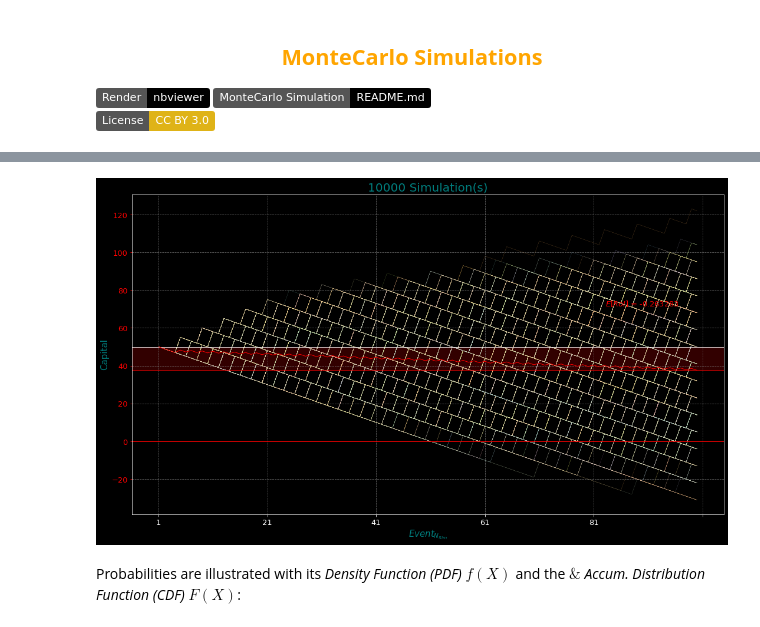
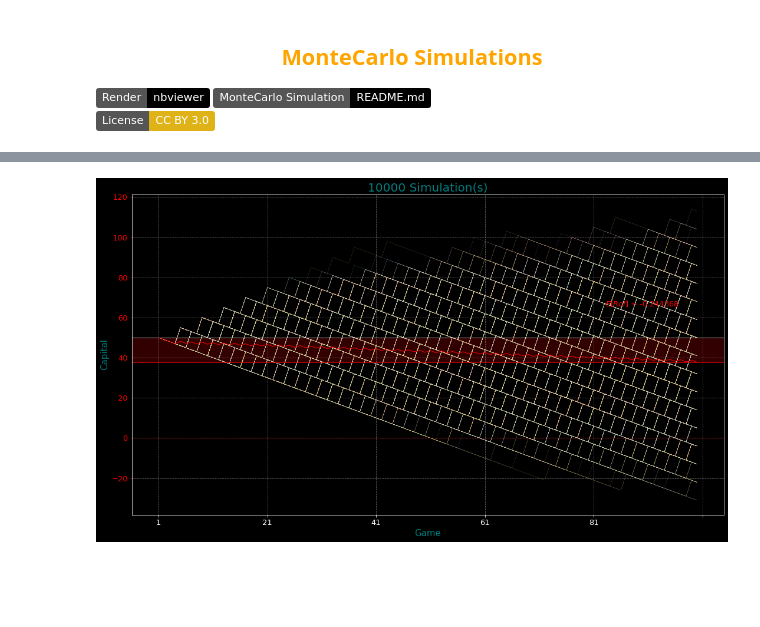
Before and after one commit to EMarquez7/Examen-1, a Jupyter notebook: MC-Simulation.ipynb, the cells around one changed output, grey strips where cells are left out. Saved outputs shown, nothing was run; the diff lists cells and outputs as text; code cells hidden in the pictures; badges without logos; blank space fills up the shorter version.

```diff
--- a/MC-Simulation.ipynb
+++ b/MC-Simulation.ipynb
@@ -210,0 +134,3 @@ def MC_plot(MC, EX, xlabel , ylabel):
+# %%
+EX=pd.DataFrame({'$E[X]$': df1.T.mean(), '$E[RoI]$': df1.T.mean()/initial_capital-1}, index = df1.index)
+fn.tab_md(EX.T)
@@ -211,7 +142,5 @@ def MC_plot(MC, EX, xlabel , ylabel):
 # %%
-MC_plot(df1, E_V1, '$Event_{N_{Sim}}$', 'Capital')
+MC_plot(df1, EX, 'Game', 'Capital')
 # %% [output]
-[figure, old version]
+[figure, new version]
-# %% [markdown]
-Probabilities are illustrated  with its <i> Density Function (PDF)</i> $f(X)$ and the $\&$ <i>Accum. Distribution Function (CDF)</i> $F(X)$:
 # %%
```
Also changed, not shown: parts of 45 cells of this notebook, 10 other files.
